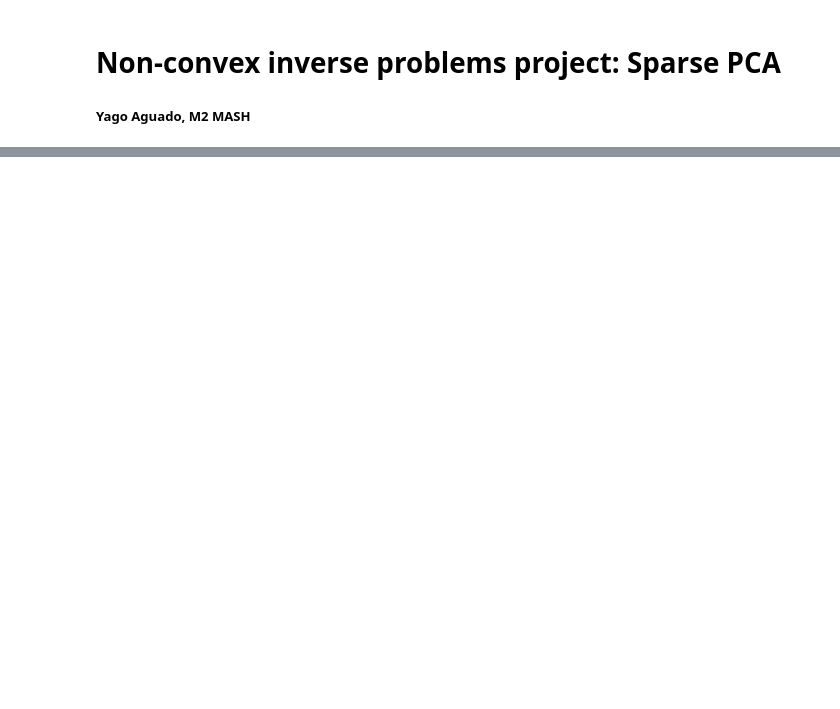
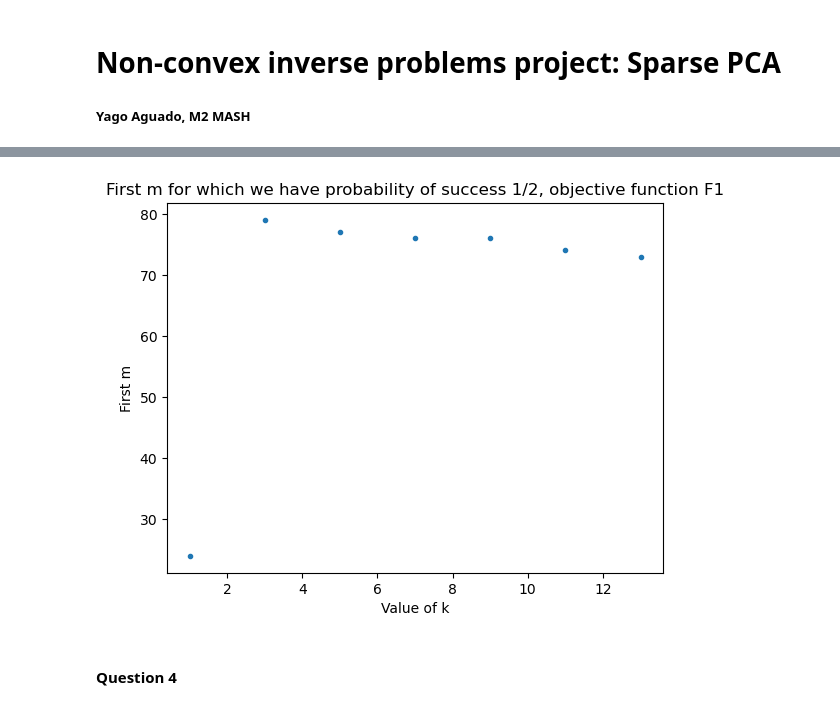
Before and after one commit to yacdas/Sparse_PCA, a Jupyter notebook: project_aguado_yago.ipynb, the cells around one changed output, grey strips where cells are left out. Saved outputs shown, nothing was run; the diff lists cells and outputs as text; code cells hidden in the pictures; blank space fills up the shorter version.

```diff
--- a/project_aguado_yago.ipynb
+++ b/project_aguado_yago.ipynb
@@ -78,0 +169,28 @@ def error(X, s1, s2, z):
+# %%
+# Simulation for only F1
+n = 20
+lbda = 0
+listm = []
+for k in range(1, 14, 2):
+    stopCond = True
+    m = 0
+    while stopCond and m<400:
+        ct = 0
+        for i in range(20):
+            X, s1, s2, lA, ly = simulation(k, m, n)
+            Z = solver(lbda, lA, ly, n, m)
+            if error(X, s1, s2, Z) == 0:
+                ct +=1
+        if ct >=10:
+            stopCond = False
+            listm.append(m)
+        m+=1
+
+ks = range(1, 14, 2)
+plt.plot(ks, listm, ".")
+plt.title("First m for which we have probability of success 1/2, objective function F1")
+plt.xlabel("Value of k")
+plt.ylabel("First m")
+plt.show()
+# %% [output]
+[figure, added]
@@ -78,0 +222,2 @@ def error(X, s1, s2, z):
+# %% [markdown]
+#### Question 4
```
Also changed, not shown: parts of 11 cells of this notebook.
